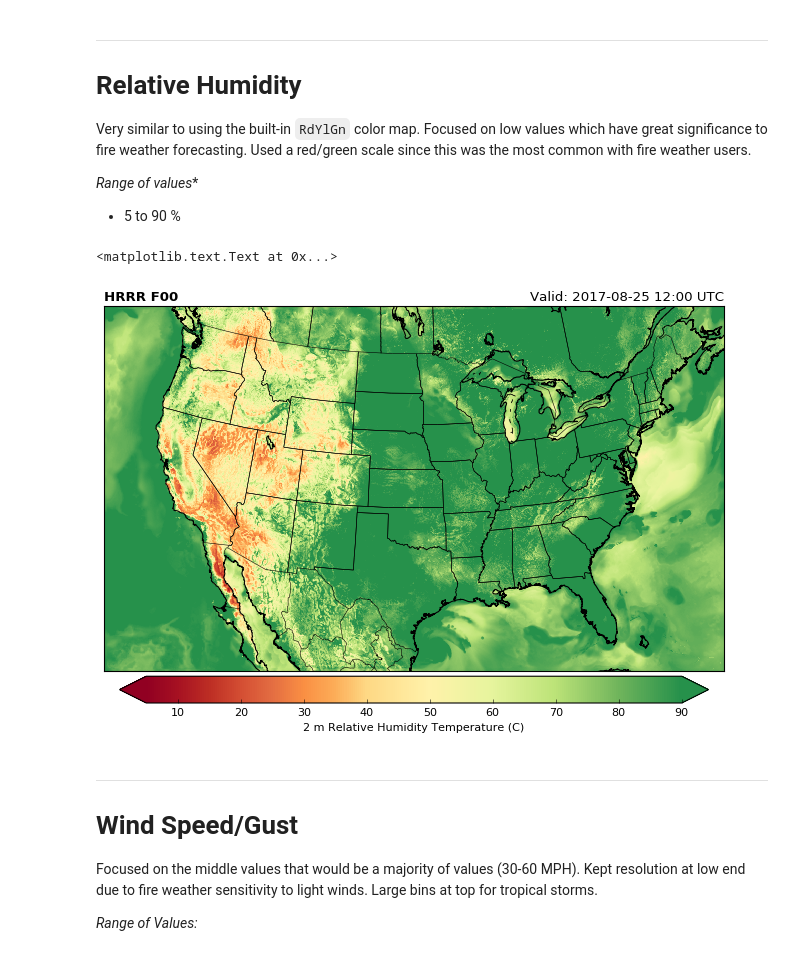
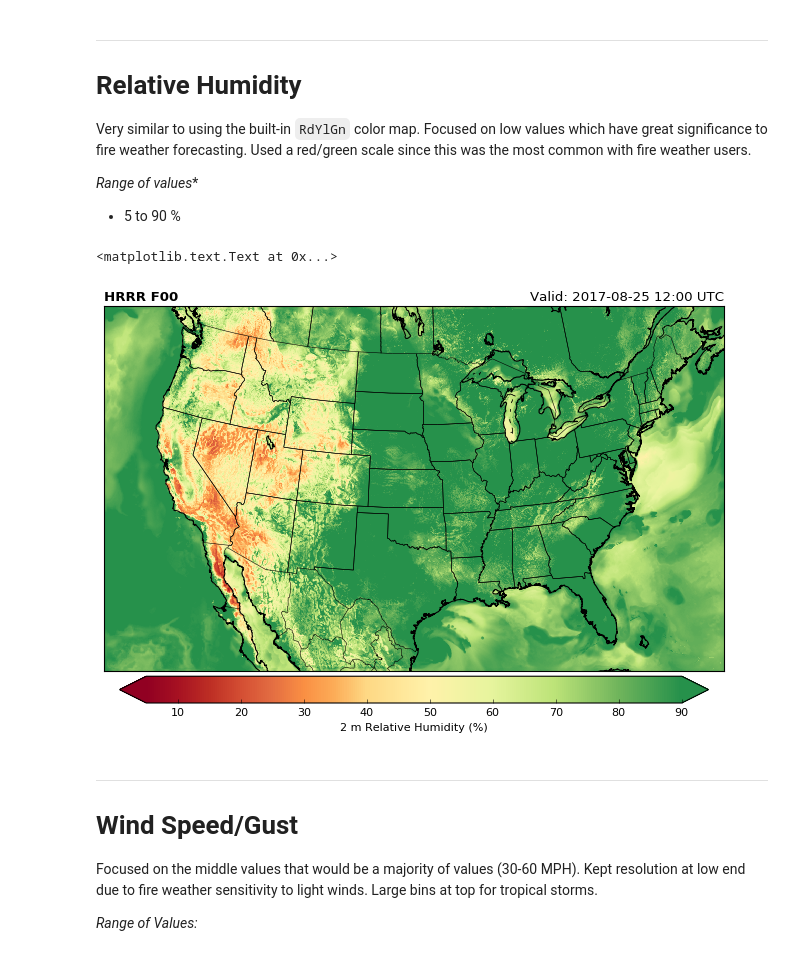
Before and after one commit to blaylockbk/pyBKB_v2, a Jupyter notebook: demos/National_Weather_Service_Standard_Color_Curves.ipynb, the cells around one changed output. Saved outputs shown, nothing was run; the diff lists cells and outputs as text; code cells hidden in the pictures.

```diff
--- a/demos/National_Weather_Service_Standard_Color_Curves.ipynb
+++ b/demos/National_Weather_Service_Standard_Color_Curves.ipynb
@@ -273,17 +273,17 @@ H = get_hrrr_variable(datetime(2017, 8, 25, 12), 'RH:2 m', fxx=fxx, verbose=Fals
 # %%
 m.drawcoastlines(); m.drawcountries(); m.drawstates()
 m.pcolormesh(H['lon'], H['lat'], H['value'],
              cmap=cmap,
              vmax=5, vmin=90,
              latlon=True)
 cb = plt.colorbar(orientation='horizontal', pad=.01, shrink=.95, extend='both')
-cb.set_label('2 m Relative Humidity Temperature (C)')
+cb.set_label('2 m Relative Humidity (%)')
 
 plt.title('HRRR F%02d' % fxx, loc='left', fontweight='semibold')
 plt.title('Valid: %s' % H['valid'].strftime('%Y-%m-%d %H:%M UTC'), loc='right')
 # %% [output]
 <matplotlib.text.Text at 0x...>
-[figure, old version]
+[figure, new version]
 # %% [markdown]
 ---
 # Wind Speed/Gust
```
Also changed, not shown: parts of 4 cells of this notebook, 1 other file.
